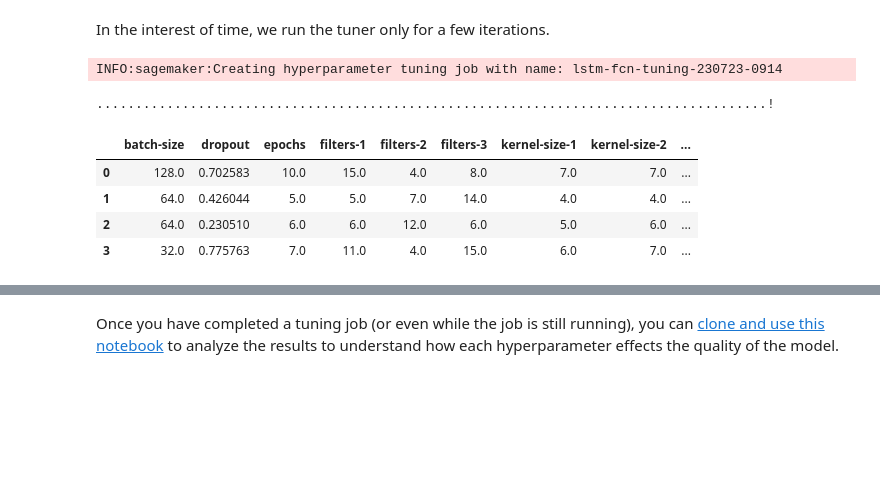
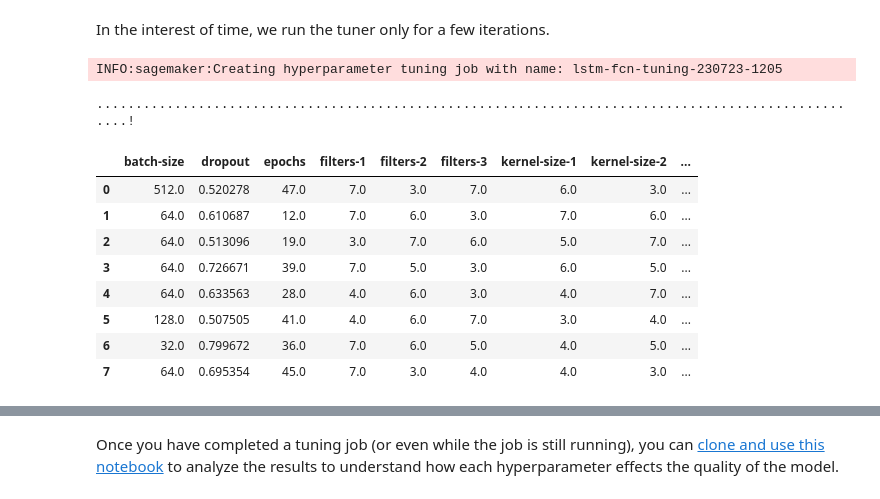
Before and after one commit to fg-research/lstm-fcn-sagemaker, a Jupyter notebook: notebook.ipynb, the cells around one changed output, grey strips where cells are left out. Drawn from its saved outputs; the diff is of its cells as text; code cells hidden in the pictures; blank space fills up the shorter version.

```diff
--- a/notebook.ipynb
+++ b/notebook.ipynb
@@ -445,17 +448,17 @@ The model has the following hyperparameters, all of which are tunable:
 Given that the sample dataset is relatively small, we keep the number of parameters low and we run the training for only a few epochs.
 # %%
 hyperparameter_ranges = {
-    "units": sagemaker.parameter.IntegerParameter(4, 16),
-    "dropout": sagemaker.parameter.ContinuousParameter(0.1, 0.9),
-    "filters-1": sagemaker.parameter.IntegerParameter(4, 16),
-    "filters-2": sagemaker.parameter.IntegerParameter(4, 16),
-    "filters-3": sagemaker.parameter.IntegerParameter(4, 16),
+    "units": sagemaker.parameter.IntegerParameter(3, 7),
+    "dropout": sagemaker.parameter.ContinuousParameter(0.5, 0.9),
+    "filters-1": sagemaker.parameter.IntegerParameter(3, 7),
+    "filters-2": sagemaker.parameter.IntegerParameter(3, 7),
+    "filters-3": sagemaker.parameter.IntegerParameter(3, 7),
     "kernel-size-1": sagemaker.parameter.IntegerParameter(3, 7),
     "kernel-size-2": sagemaker.parameter.IntegerParameter(3, 7),
     "kernel-size-3": sagemaker.parameter.IntegerParameter(3, 7),
-    "lr": sagemaker.parameter.ContinuousParameter(0.0001, 0.001),
-    "batch-size": sagemaker.parameter.CategoricalParameter([32, 64, 128]),
-    "epochs": sagemaker.parameter.IntegerParameter(5, 10),
+    "lr": sagemaker.parameter.ContinuousParameter(0.0001, 0.01),
+    "batch-size": sagemaker.parameter.CategoricalParameter([32, 64, 128, 512]),
+    "epochs": sagemaker.parameter.IntegerParameter(10, 50),
 }
 # %% [markdown]
 We use the validation accuracy as the objective to be maximized.
@@ -474,19 +477,23 @@ tuner = sagemaker.tuner.HyperparameterTuner(
     objective_metric_name=objective_metric_name,
     objective_type=objective_type,
     hyperparameter_ranges=hyperparameter_ranges,
-    max_jobs=4,
+    max_jobs=8,
     max_parallel_jobs=4,
 )
 # %%
 tuner.fit({"training": training_data, "validation": validation_data})
 # %% [output]
-INFO:sagemaker:Creating hyperparameter tuning job with name: lstm-fcn-tuning-230723-0914
+INFO:sagemaker:Creating hyperparameter tuning job with name: lstm-fcn-tuning-230723-1205
-......................................................................................!
+....................................................................................................!
 # %%
-tuner.analytics().dataframe()
+tuner.analytics().dataframe().sort_values(by="FinalObjectiveValue", ascending=False, ignore_index=True)
 # %% [output]
 |  | batch-size | dropout | epochs | filters-1 | filters-2 | filters-3 | kernel-size-1 | kernel-size-2 | ... |
-| 0 | 128.0 | 0.702583 | 10.0 | 15.0 | 4.0 | 8.0 | 7.0 | 7.0 | ... |
-| 1 | 64.0 | 0.426044 | 5.0 | 5.0 | 7.0 | 14.0 | 4.0 | 4.0 | ... |
-| 2 | 64.0 | 0.230510 | 6.0 | 6.0 | 12.0 | 6.0 | 5.0 | 6.0 | ... |
-| 3 | 32.0 | 0.775763 | 7.0 | 11.0 | 4.0 | 15.0 | 6.0 | 7.0 | ... |
+| 0 | 512.0 | 0.520278 | 47.0 | 7.0 | 3.0 | 7.0 | 6.0 | 3.0 | ... |
+| 1 | 64.0 | 0.610687 | 12.0 | 7.0 | 6.0 | 3.0 | 7.0 | 6.0 | ... |
+| 2 | 64.0 | 0.513096 | 19.0 | 3.0 | 7.0 | 6.0 | 5.0 | 7.0 | ... |
+| 3 | 64.0 | 0.726671 | 39.0 | 7.0 | 5.0 | 3.0 | 6.0 | 5.0 | ... |
+| 4 | 64.0 | 0.633563 | 28.0 | 4.0 | 6.0 | 3.0 | 4.0 | 7.0 | ... |
+| 5 | 128.0 | 0.507505 | 41.0 | 4.0 | 6.0 | 7.0 | 3.0 | 4.0 | ... |
+| 6 | 32.0 | 0.799672 | 36.0 | 7.0 | 6.0 | 5.0 | 4.0 | 5.0 | ... |
+| 7 | 64.0 | 0.695354 | 45.0 | 7.0 | 3.0 | 4.0 | 4.0 | 3.0 | ... |
```
Also changed, not shown: parts of 15 cells of this notebook.
